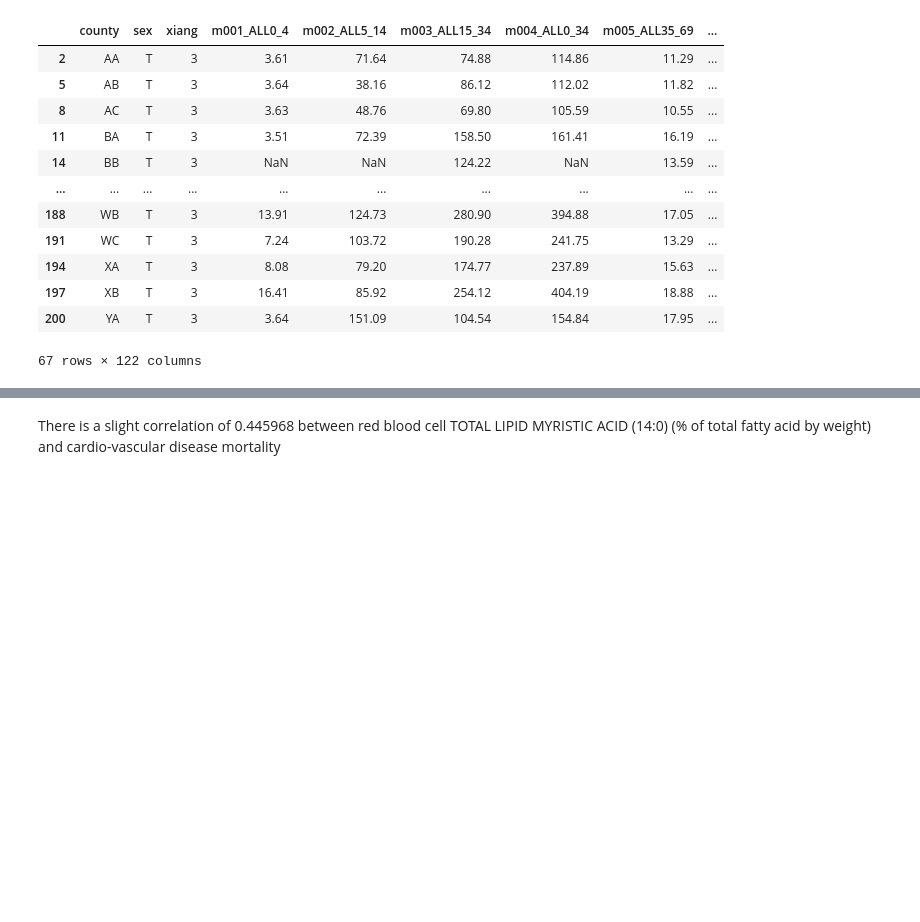
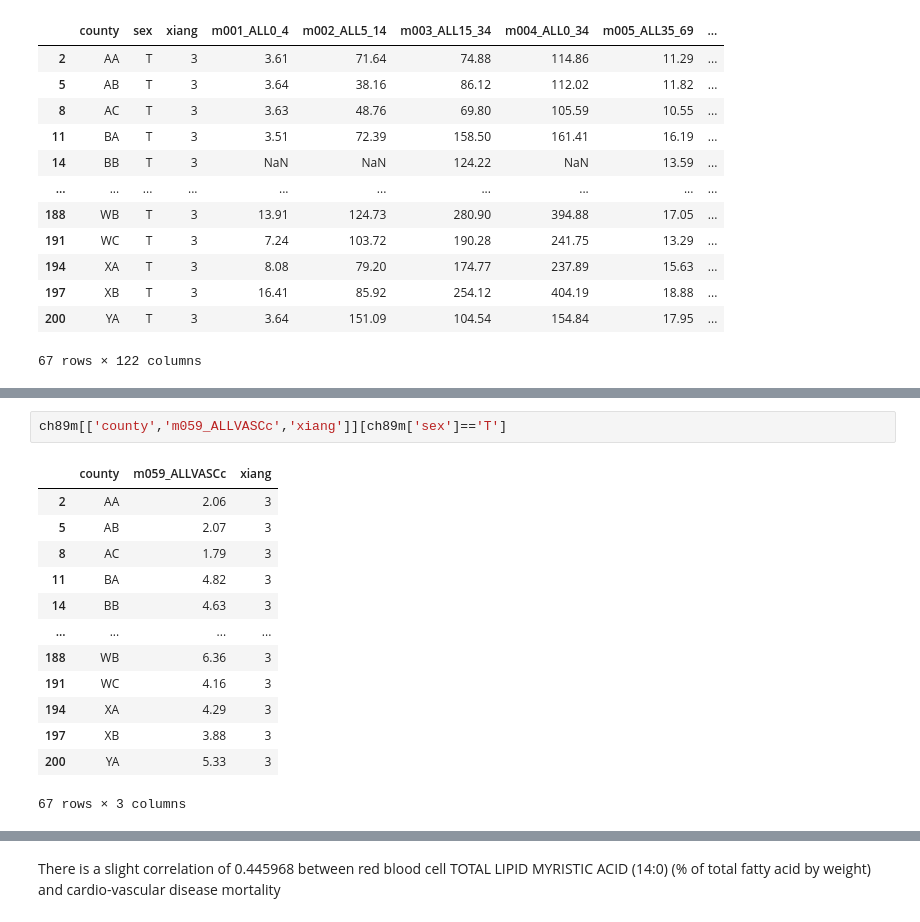
Before and after one commit to colbytse/community_health_project, a Jupyter notebook: will.ipynb, the cells around one changed output, grey strips where cells are left out. Drawn from its saved outputs; the diff is of its cells as text; blank space fills up the shorter version.

```diff
--- a/will.ipynb
+++ b/will.ipynb
@@ -834,2 +865,18 @@ ch89m.loc[ch89m['sex']=='T',]
+# %%
+ch89m[['county','m059_ALLVASCc','xiang']][ch89m['sex']=='T']
+# %% [output]
+|  | county | m059_ALLVASCc | xiang |
+| 2 | AA | 2.06 | 3 |
+| 5 | AB | 2.07 | 3 |
+| 8 | AC | 1.79 | 3 |
+| 11 | BA | 4.82 | 3 |
+| 14 | BB | 4.63 | 3 |
+| ... | ... | ... | ... |
+| 188 | WB | 6.36 | 3 |
+| 191 | WC | 4.16 | 3 |
+| 194 | XA | 4.29 | 3 |
+| 197 | XB | 3.88 | 3 |
+| 200 | YA | 5.33 | 3 |
+67 rows × 3 columns
 # %%
 plasma_vasc = pd.merge(ch89pru_filtered,
```
Also changed, not shown: parts of 7 cells of this notebook, 1 other file.
